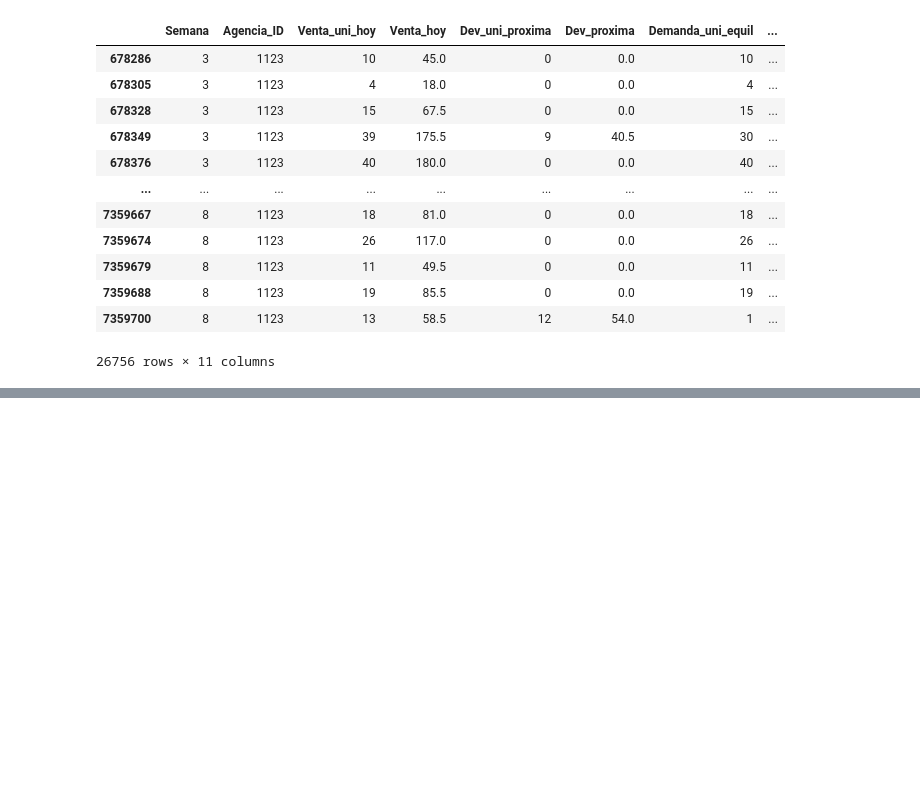
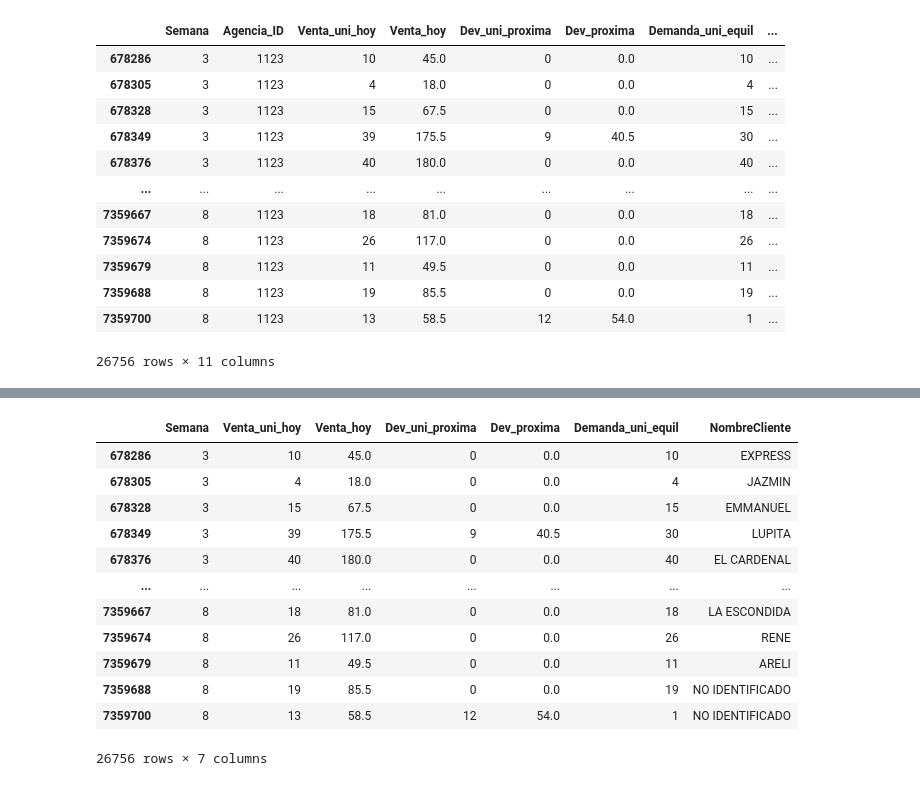
Before and after one commit to The-carlos/meli_assessment, a Jupyter notebook: main.ipynb, the cells around one changed output, grey strips where cells are left out. Drawn from its saved outputs; the diff is of its cells as text; code cells hidden in the pictures; blank space fills up the shorter version.

```diff
--- a/main.ipynb
+++ b/main.ipynb
@@ -740,0 +765,16 @@ datasets_list[0]
+# %%
+data_product_1
+# %% [output]
+|  | Semana | Venta_uni_hoy | Venta_hoy | Dev_uni_proxima | Dev_proxima | Demanda_uni_equil | NombreCliente |
+| 678286 | 3 | 10 | 45.0 | 0 | 0.0 | 10 | EXPRESS |
+| 678305 | 3 | 4 | 18.0 | 0 | 0.0 | 4 | JAZMIN |
+| 678328 | 3 | 15 | 67.5 | 0 | 0.0 | 15 | EMMANUEL |
+| 678349 | 3 | 39 | 175.5 | 9 | 40.5 | 30 | LUPITA |
+| 678376 | 3 | 40 | 180.0 | 0 | 0.0 | 40 | EL CARDENAL |
+| ... | ... | ... | ... | ... | ... | ... | ... |
+| 7359667 | 8 | 18 | 81.0 | 0 | 0.0 | 18 | LA ESCONDIDA |
+| 7359674 | 8 | 26 | 117.0 | 0 | 0.0 | 26 | RENE |
+| 7359679 | 8 | 11 | 49.5 | 0 | 0.0 | 11 | ARELI |
+| 7359688 | 8 | 19 | 85.5 | 0 | 0.0 | 19 | NO IDENTIFICADO |
+| 7359700 | 8 | 13 | 58.5 | 12 | 54.0 | 1 | NO IDENTIFICADO |
+26756 rows × 7 columns
```
Also changed, not shown: parts of 5 cells of this notebook.
